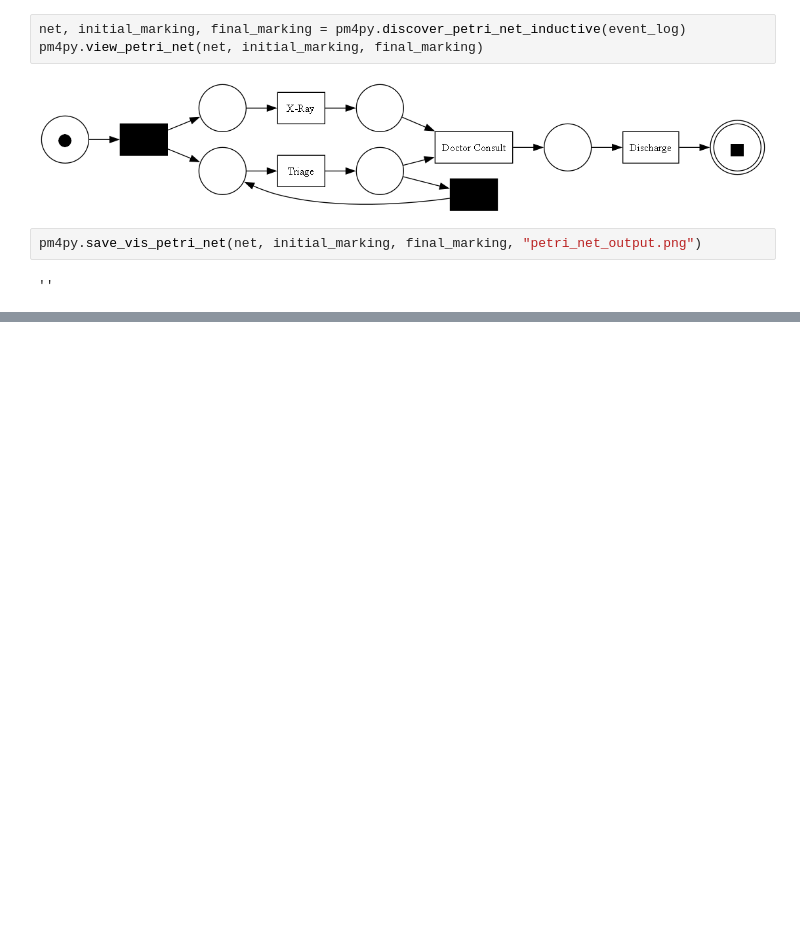
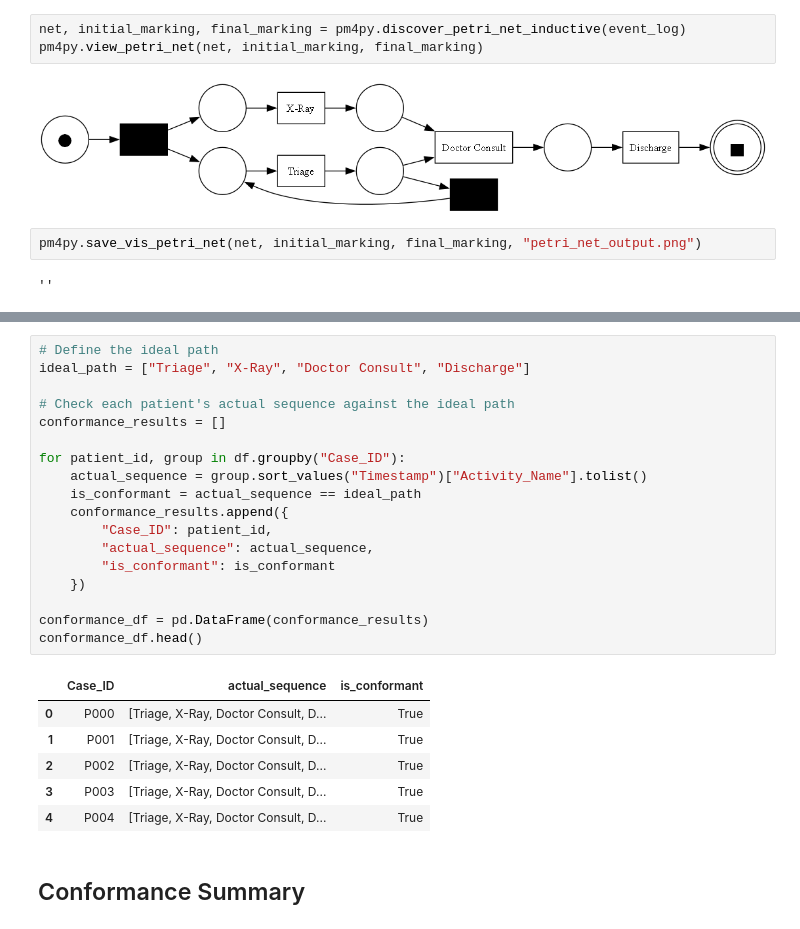
Before and after one commit to anaghaspillai/CareFlow-Clinical-Pathway-Analytics, a Jupyter notebook: notebooks/eda.ipynb, the cells around one changed output, grey strips where cells are left out. Drawn from its saved outputs; the diff is of its cells as text; blank space fills up the shorter version.

Commit message:
Add conformance-checking logic and metrics: 36.5% deviation rate confirmed

```diff
--- a/notebooks/eda.ipynb
+++ b/notebooks/eda.ipynb
@@ -208,0 +215,27 @@ pm4py.save_vis_petri_net(net, initial_marking, final_marking, "petri_net_output.
+# %%
+# Define the ideal path
+ideal_path = ["Triage", "X-Ray", "Doctor Consult", "Discharge"]
+
+# Check each patient's actual sequence against the ideal path
+conformance_results = []
+
+for patient_id, group in df.groupby("Case_ID"):
+    actual_sequence = group.sort_values("Timestamp")["Activity_Name"].tolist()
+    is_conformant = actual_sequence == ideal_path
+    conformance_results.append({
+        "Case_ID": patient_id,
+        "actual_sequence": actual_sequence,
+        "is_conformant": is_conformant
+    })
+
+conformance_df = pd.DataFrame(conformance_results)
+conformance_df.head()
+# %% [output]
+|  | Case_ID | actual_sequence | is_conformant |
+| 0 | P000 | [Triage, X-Ray, Doctor Consult, D... | True |
+| 1 | P001 | [Triage, X-Ray, Doctor Consult, D... | True |
+| 2 | P002 | [Triage, X-Ray, Doctor Consult, D... | True |
+| 3 | P003 | [Triage, X-Ray, Doctor Consult, D... | True |
+| 4 | P004 | [Triage, X-Ray, Doctor Consult, D... | True |
+# %% [markdown]
+## Conformance Summary
```
Also changed, not shown: parts of 2 cells of this notebook.
